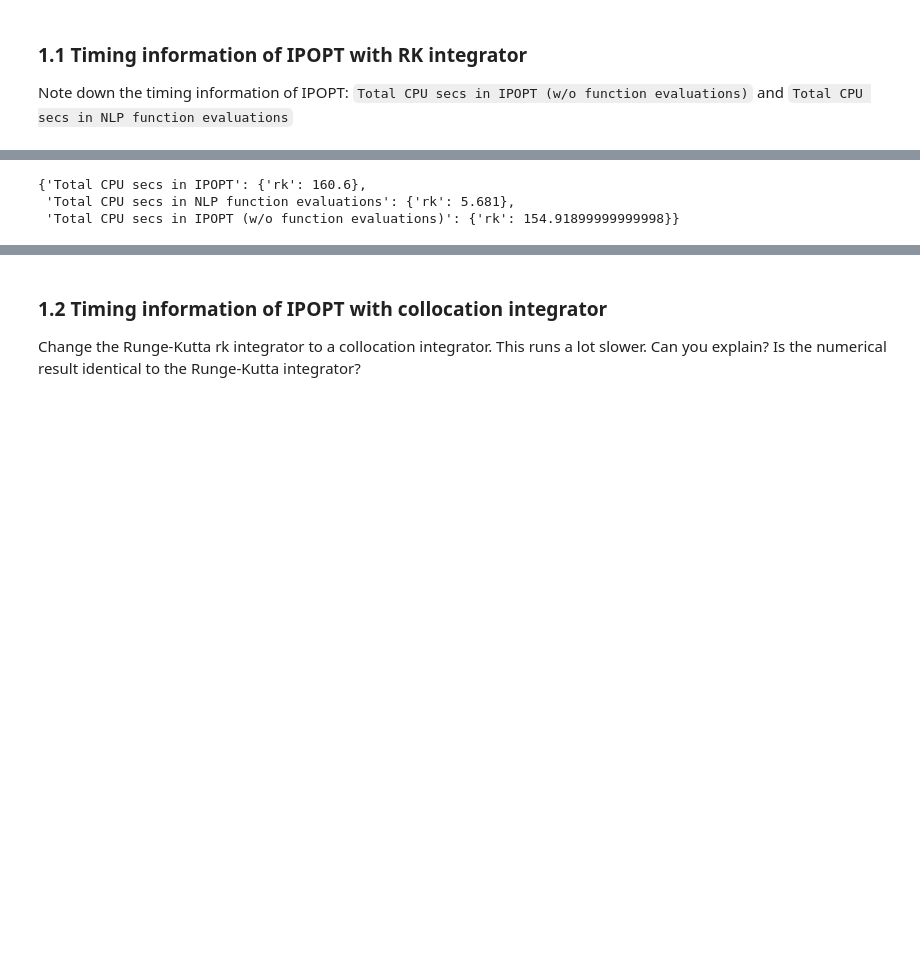
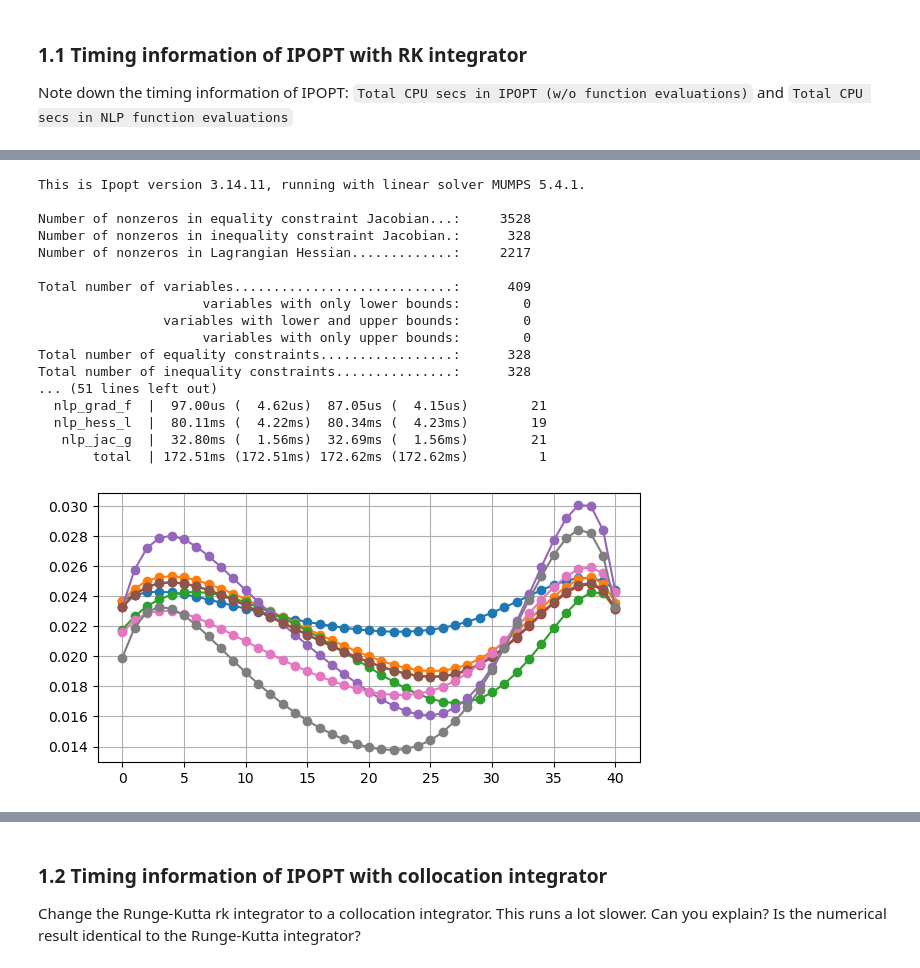
Before and after one commit to billtubbs/casadi-examples, a Jupyter notebook: 12-Direct-Collocation.ipynb, the cells around one changed output, grey strips where cells are left out. Saved outputs shown, nothing was run; the diff lists cells and outputs as text; code cells hidden in the pictures; blank space fills up the shorter version.

```diff
--- a/12-Direct-Collocation.ipynb
+++ b/12-Direct-Collocation.ipynb
@@ -47,16 +60,43 @@ Number of nonzeros in Lagrangian Hessian.............:     2217
-# %%
-ipopt_timing_ms = {
-    "Total CPU secs in IPOPT": {"rk": 160.60},
-    "Total CPU secs in NLP function evaluations": {"rk": 3.98 + 1.49 + (3 + 203 + 5) / 1000}
-}
-ipopt_timing_ms["Total CPU secs in IPOPT (w/o function evaluations)"] = {
-    "rk": (
-        ipopt_timing_ms["Total CPU secs in IPOPT"]["rk"]
-        - ipopt_timing_ms["Total CPU secs in NLP function evaluations"]["rk"]
-    )
-}
-ipopt_timing_ms
-# %% [output]
-{'Total CPU secs in IPOPT': {'rk': 160.6},
- 'Total CPU secs in NLP function evaluations': {'rk': 5.681},
- 'Total CPU secs in IPOPT (w/o function evaluations)': {'rk': 154.91899999999998}}
+# %%
+# My version of reference simulation
+x, u, f, nx, nu, x_steady = sparse_system()
+
+T = 1.0  # control horizon [s]
+N = 40  # Number of control intervals
+dt = T / N  # length of 1 control interval [s]
+
+#intg = collocation_integrator(x, u, f, dt)
+intg = cas_integrator(x, u, f, dt, solver='rk')
+
+opti, X, U = ocp_multiple_shooting(nx, nu, N, intg, x_steady)
+sol = opti.solve()
+
+plt.figure(figsize=(7, 3.5))
+Xsol = sol.value(X)
+plt.plot(Xsol.T, 'o-')
+plt.grid()
+plt.show()
+
+assert_array_almost_equal(
+    sol.value(X[:, -1]),
+    [0.0243962, 0.02357921, 0.02313442, 0.02312336, 0.02429731, 0.02319165, 0.02428098, 0.02328023]
+)
+# %% [output]
+This is Ipopt version 3.14.11, running with linear solver MUMPS 5.4.1.
+
+Number of nonzeros in equality constraint Jacobian...:     3528
+Number of nonzeros in inequality constraint Jacobian.:      328
+Number of nonzeros in Lagrangian Hessian.............:     2217
+
+Total number of variables............................:      409
+                     variables with only lower bounds:        0
+                variables with lower and upper bounds:        0
+                     variables with only upper bounds:        0
+Total number of equality constraints.................:      328
+Total number of inequality constraints...............:      328
+... (51 lines left out)
+  nlp_grad_f  |  97.00us (  4.62us)  87.05us (  4.15us)        21
+  nlp_hess_l  |  80.11ms (  4.22ms)  80.34ms (  4.23ms)        19
+   nlp_jac_g  |  32.80ms (  1.56ms)  32.69ms (  1.56ms)        21
+       total  | 172.51ms (172.51ms) 172.62ms (172.62ms)         1
+[figure, added]
```
Also changed, not shown: parts of 26 cells of this notebook, 5 other files.
